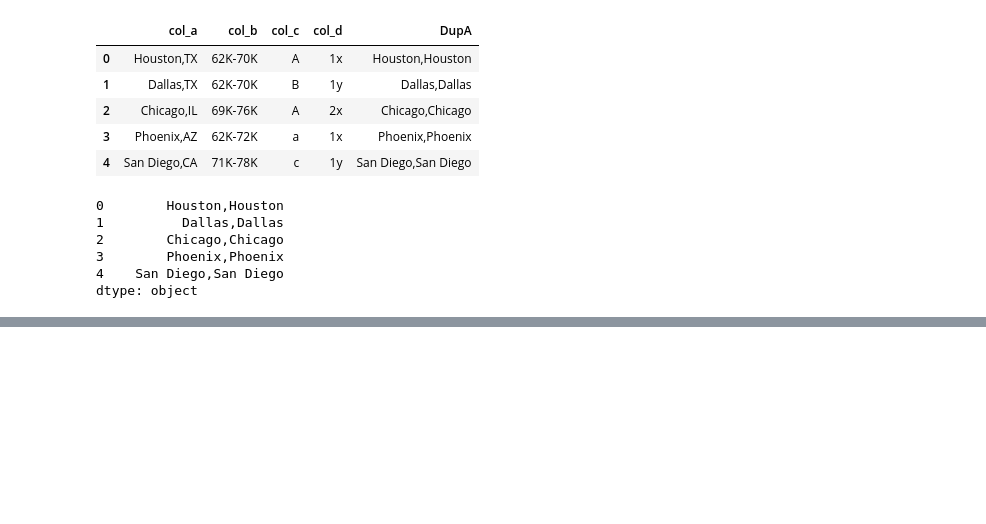
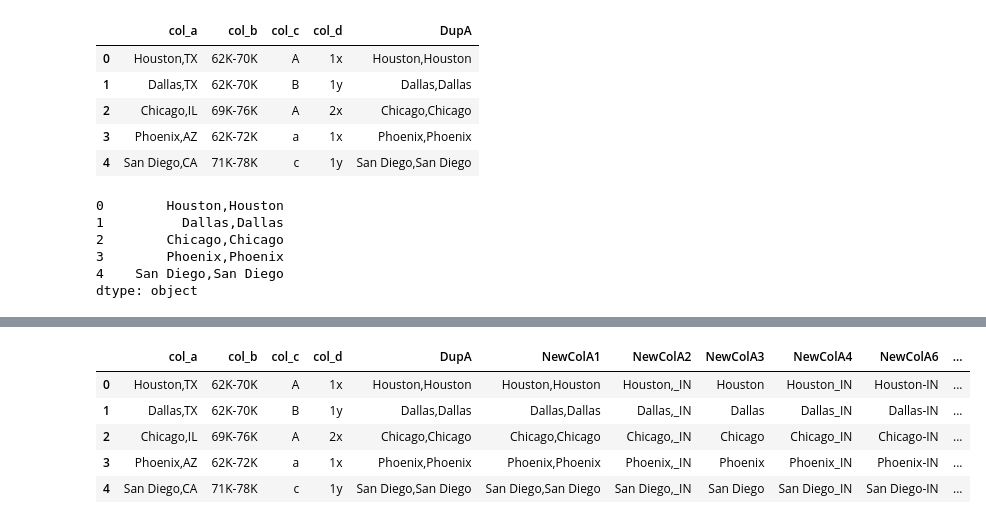
Before and after one commit to AbhishekKumar-0311/Machine-Learning-with-Python, a Jupyter notebook: Pandas/Learning_Pandas_Part_6_CharacterOperations.ipynb, the cells around one changed output, grey strips where cells are left out. Saved outputs shown, nothing was run; the diff lists cells and outputs as text; code cells hidden in the pictures; blank space fills up the shorter version.

Commit message:
Problem Solved updated
Problem statements are solved using apply()

```diff
--- a/Pandas/Learning_Pandas_Part_6_CharacterOperations.ipynb
+++ b/Pandas/Learning_Pandas_Part_6_CharacterOperations.ipynb
@@ -962,0 +982,6 @@ features.head()
+# %%
+def func(row):
+    return row['col_a'].replace(row['col_a'].split(',')[1],'_IN' )
+
+df['NewColA2'] = df.apply(func, axis=1)
+df
@@ -962,0 +997,6 @@ features.head()
+# %%
+def func(row):
+    return row['col_a'].split(',')[0]
+
+df['NewColA3'] = df.apply(func, axis=1)
+df
@@ -962,0 +1013,6 @@ features.head()
+# %%
+def func(row):
+    return row['col_a'].split(',')[0] + '_IN'
+
+df['NewColA4'] = df.apply(func, axis=1)
+df
@@ -962,0 +1026,13 @@ features.head()
+# %%
+# Tried doing the same thing, but not with '+' operator and passing each row to .apply() by axis=1
+
+def func(row):
+    print(type(row))
+    return "-".join([row['col_a'].split(',')[0],'IN'])
+
+df['NewColA6'] = df.apply(func, axis=1)
+df
+
+
+# It can be clearly seen that each row is passed to the ufunc as a series and is accessible as String ( str )
+# That is why, cat() is not working and have to use .join.
@@ -962,0 +1051,17 @@ features.head()
+# %%
+def func(row):
+    return "-".join([row['col_a'].split(',')[0],row['col_d']])
+
+df['NewColA7'] = df.apply(func, axis=1)
+df
+
+
+# It can be clearly seen that each row is passed to the ufunc as a series and is accessible as String ( str )
+# That is why, cat() is not working and have to use .join.
+# %% [output]
+|  | col_a | col_b | col_c | col_d | DupA | NewColA1 | NewColA2 | NewColA3 | NewColA4 | NewColA6 | ... |
+| 0 | Houston,TX | 62K-70K | A | 1x | Houston,Houston | Houston,Houston | Houston,_IN | Houston | Houston_IN | Houston-IN | ... |
+| 1 | Dallas,TX | 62K-70K | B | 1y | Dallas,Dallas | Dallas,Dallas | Dallas,_IN | Dallas | Dallas_IN | Dallas-IN | ... |
+| 2 | Chicago,IL | 69K-76K | A | 2x | Chicago,Chicago | Chicago,Chicago | Chicago,_IN | Chicago | Chicago_IN | Chicago-IN | ... |
+| 3 | Phoenix,AZ | 62K-72K | a | 1x | Phoenix,Phoenix | Phoenix,Phoenix | Phoenix,_IN | Phoenix | Phoenix_IN | Phoenix-IN | ... |
+| 4 | San Diego,CA | 71K-78K | c | 1y | San Diego,San Diego | San Diego,San Diego | San Diego,_IN | San Diego | San Diego_IN | San Diego-IN | ... |
```
Also changed, not shown: parts of 12 cells of this notebook, 3 other files.
